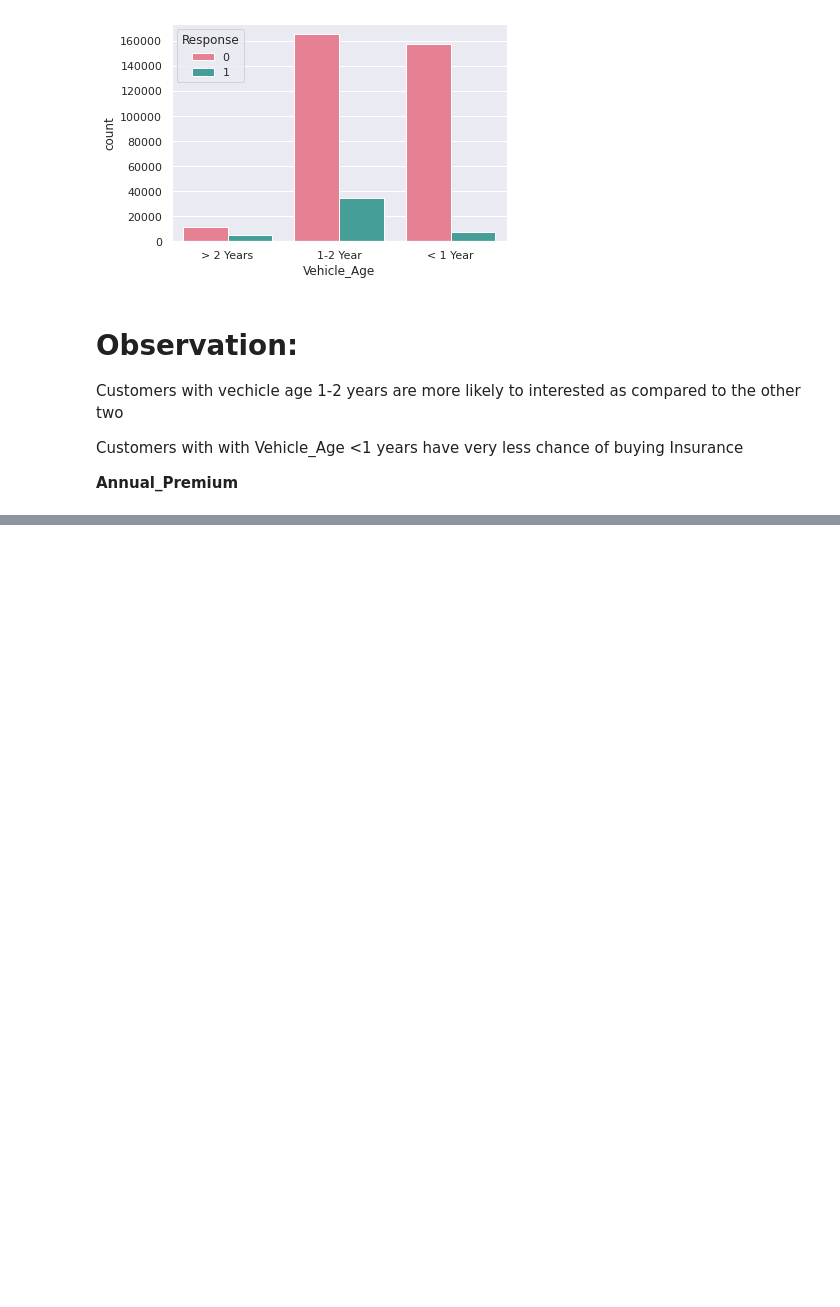
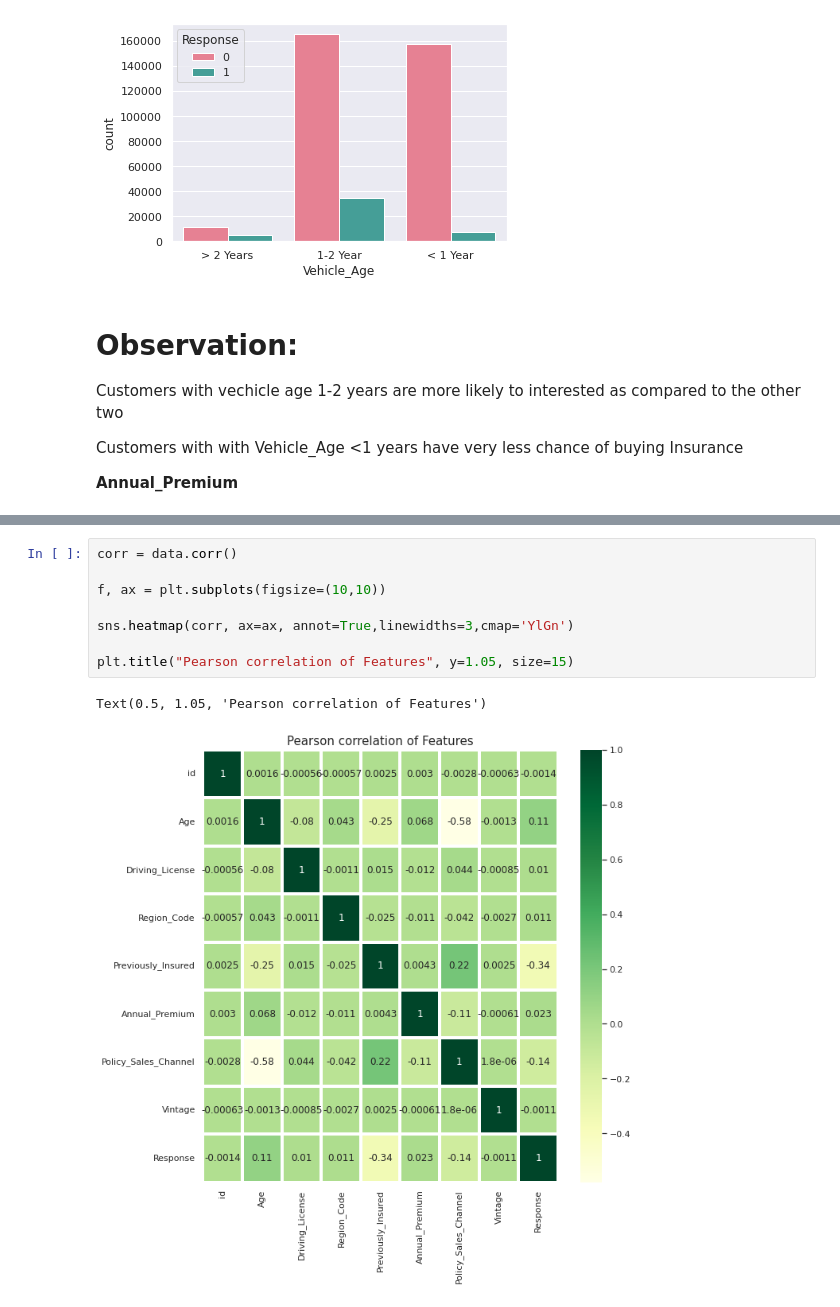
Before and after one commit to nileshrathod17/Health-Insurance-Cross-Sell-Prediction, a Jupyter notebook: Health_Insurance_Cross_Sell_Prediction.ipynb, the cells around one changed output, grey strips where cells are left out. Saved outputs shown, nothing was run; the diff lists cells and outputs as text; blank space fills up the shorter version.

```diff
--- a/Health_Insurance_Cross_Sell_Prediction.ipynb
+++ b/Health_Insurance_Cross_Sell_Prediction.ipynb
@@ -238,0 +262,11 @@ Customers with with Vehicle_Age <1 years have very less chance of buying Insuran
+# %%
+corr = data.corr()
+
+f, ax = plt.subplots(figsize=(10,10))
+
+sns.heatmap(corr, ax=ax, annot=True,linewidths=3,cmap='YlGn')
+
+plt.title("Pearson correlation of Features", y=1.05, size=15)
+# %% [output]
+Text(0.5, 1.05, 'Pearson correlation of Features')
+[figure, added]
```
Also changed, not shown: parts of 4 cells of this notebook.
